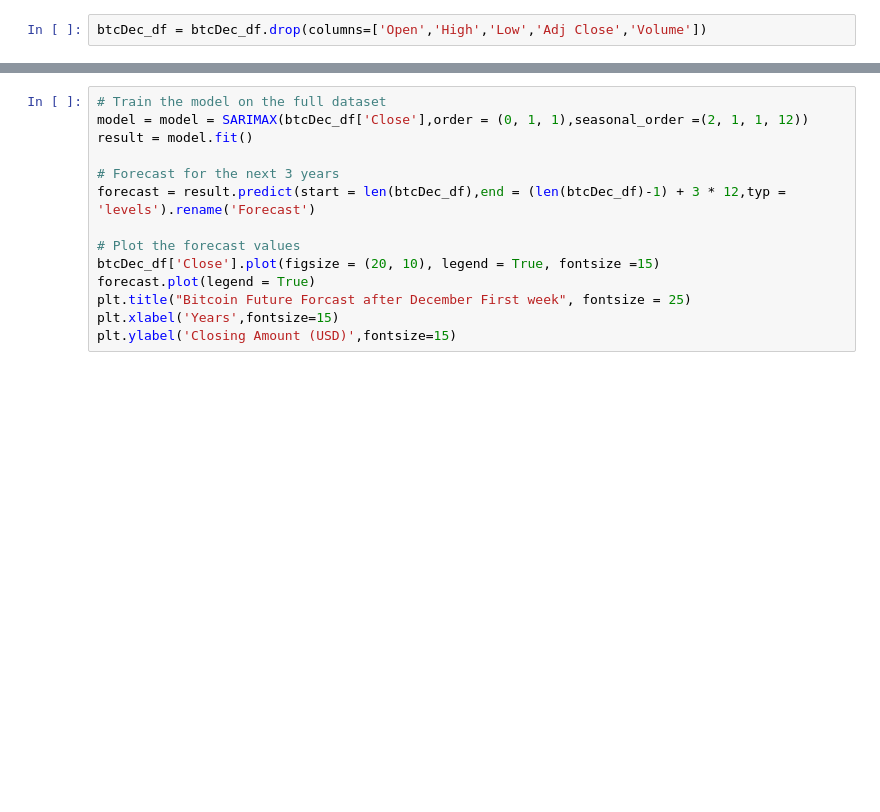
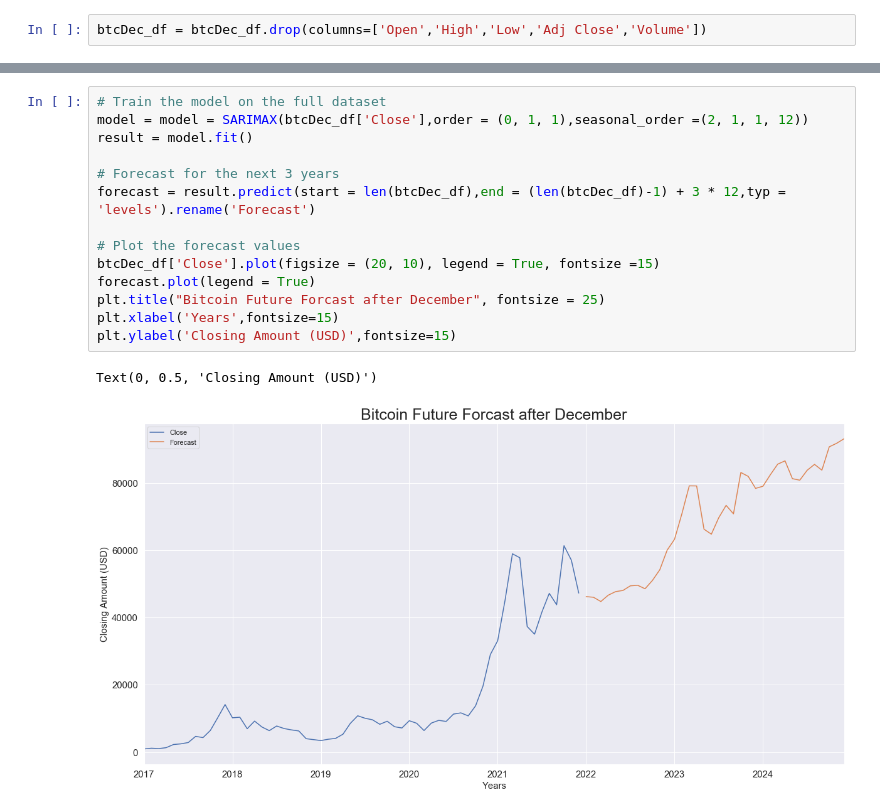
Before and after one commit to dmayo0317/project4, a Jupyter notebook: Notebooks/BTC/Bitcoin_Dec.ipynb, the cells around one changed output, grey strips where cells are left out. Cells and saved outputs as stored; diff of their text form; blank space fills up the shorter version.

```diff
--- a/Notebooks/BTC/Bitcoin_Dec.ipynb
+++ b/Notebooks/BTC/Bitcoin_Dec.ipynb
@@ -84,14 +185,17 @@ mean_squared_error(test["Close"], predictions)
 # %%
 # Train the model on the full dataset
 model = model = SARIMAX(btcDec_df['Close'],order = (0, 1, 1),seasonal_order =(2, 1, 1, 12))
 result = model.fit()
 
 # Forecast for the next 3 years
 forecast = result.predict(start = len(btcDec_df),end = (len(btcDec_df)-1) + 3 * 12,typ = 'levels').rename('Forecast')
 
 # Plot the forecast values
 btcDec_df['Close'].plot(figsize = (20, 10), legend = True, fontsize =15)
 forecast.plot(legend = True)
-plt.title("Bitcoin Future Forcast after December First week", fontsize = 25)
+plt.title("Bitcoin Future Forcast after December", fontsize = 25)
 plt.xlabel('Years',fontsize=15)
 plt.ylabel('Closing Amount (USD)',fontsize=15)
+# %% [output]
+Text(0, 0.5, 'Closing Amount (USD)')
+[figure, added]
```
Also changed, not shown: parts of 10 cells of this notebook.
